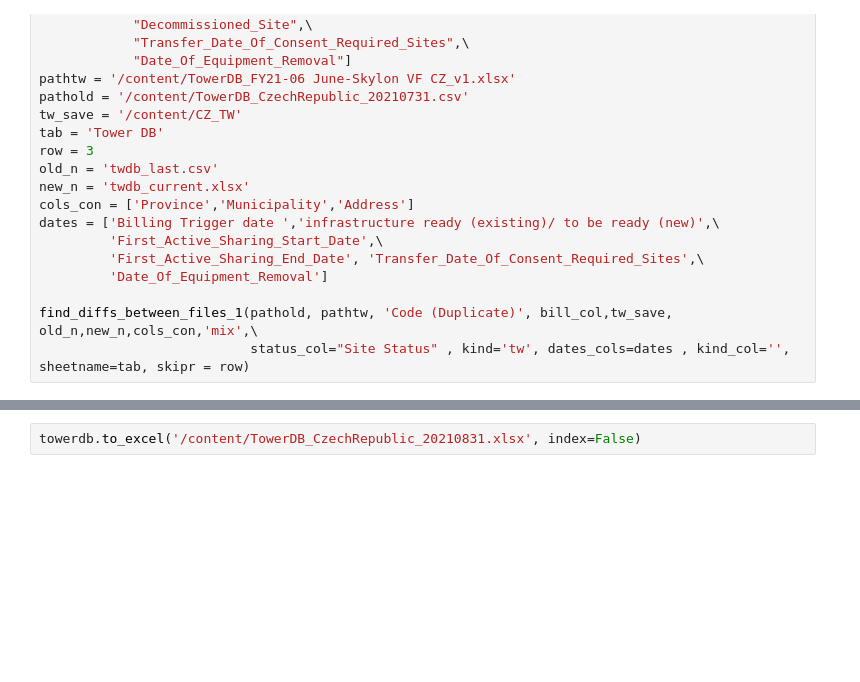
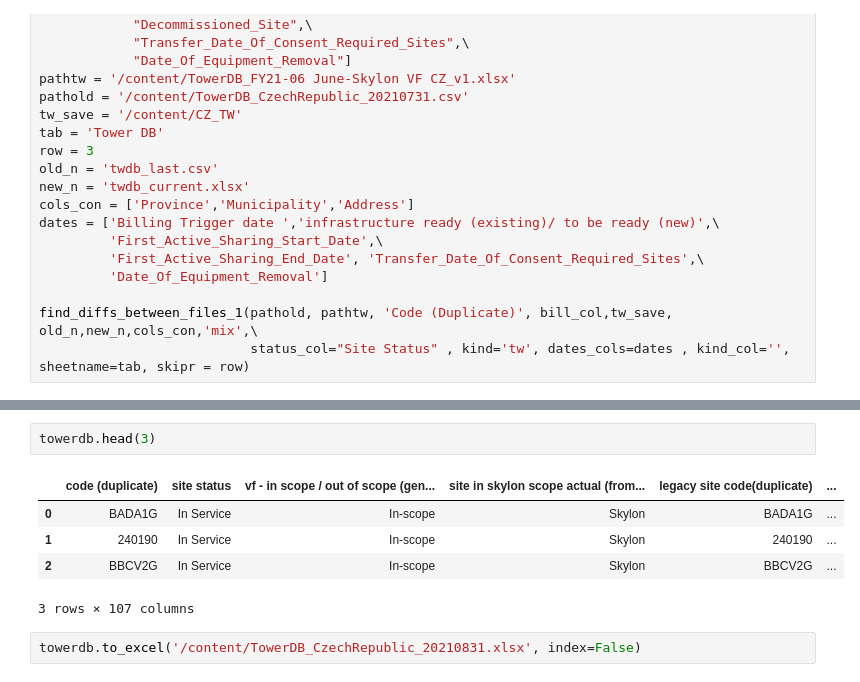
Before and after one commit to emerenan/xlsx_validation, a Jupyter notebook: cz_validation.ipynb, the cells around one changed output, grey strips where cells are left out. Cells and saved outputs as stored; diff of their text form; blank space fills up the shorter version.

```diff
--- a/cz_validation.ipynb
+++ b/cz_validation.ipynb
@@ -1233,3 +1240,11 @@ df_cols
+# %%
+towerdb.head(3)
+# %% [output]
+|  | code (duplicate) | site status | vf - in scope / out of scope (gen... | site in skylon scope actual (from... | legacy site code(duplicate) | ... |
+| 0 | BADA1G | In Service | In-scope | Skylon | BADA1G | ... |
+| 1 | 240190 | In Service | In-scope | Skylon | 240190 | ... |
+| 2 | BBCV2G | In Service | In-scope | Skylon | BBCV2G | ... |
+3 rows × 107 columns
 # %%
 towerdb.to_excel('/content/TowerDB_CzechRepublic_20210831.xlsx', index=False)
 # %%
```
Also changed, not shown: parts of 23 cells of this notebook.
